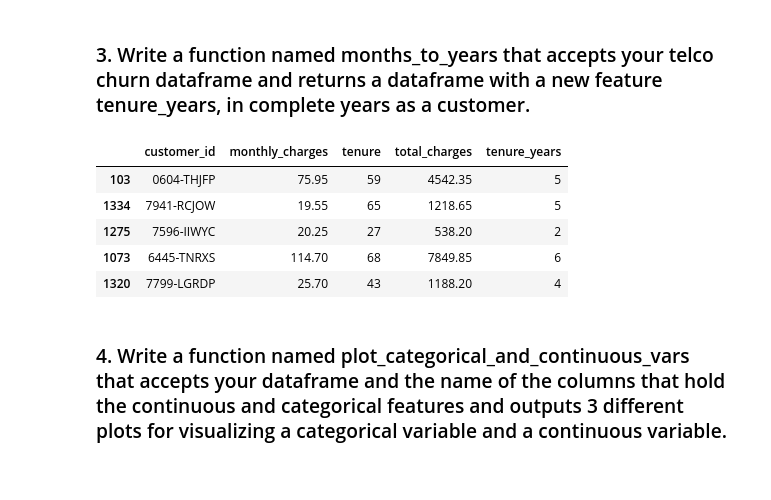
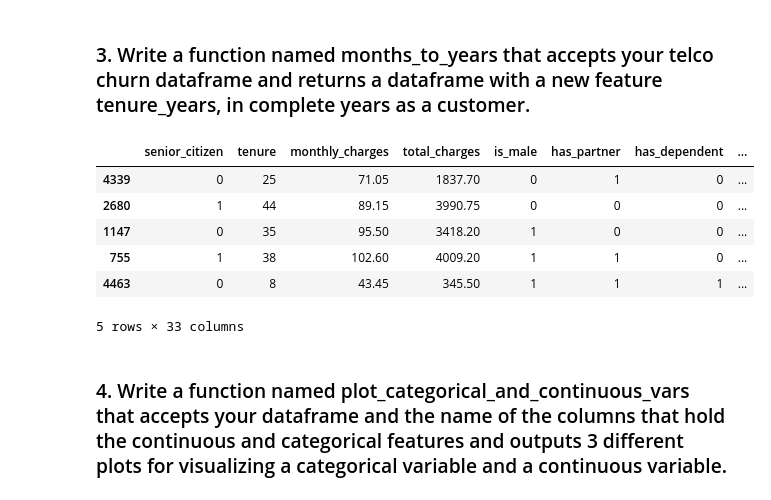
Before and after one commit to JeanetteSchulz/regression-exercises, a Jupyter notebook: explore.ipynb, the cells around one changed output. Saved outputs shown, nothing was run; the diff lists cells and outputs as text; code cells hidden in the pictures.

```diff
--- a/explore.ipynb
+++ b/explore.ipynb
@@ -29,5 +29,5 @@ warnings.filterwarnings("ignore")
 ### 1. Make sure to perform a train, validate, test split before and use only your train dataset to explore the relationships between independent variables with other independent variables or independent variables with your target variable.
 # %%
 # Should our data be scaled for this? Probably?
-telco_train, telco_validate, telco_test = prepare.wrangle_telco()
+train, validate, test = telco_wrangle.split_this_data(telco_wrangle.clean_telco(telco_wrangle.get_telco_data()))
 # %%
@@ -76,12 +111,13 @@ def months_to_years(telco):
 # %%
-telco_train = months_to_years(telco_train)
-telco_train.head()
+train  = months_to_years(train)
+train.head()
 # %% [output]
-|  | customer_id | monthly_charges | tenure | total_charges | tenure_years |
-| 103 | 0604-THJFP | 75.95 | 59 | 4542.35 | 5 |
-| 1334 | 7941-RCJOW | 19.55 | 65 | 1218.65 | 5 |
-| 1275 | 7596-IIWYC | 20.25 | 27 | 538.20 | 2 |
-| 1073 | 6445-TNRXS | 114.70 | 68 | 7849.85 | 6 |
-| 1320 | 7799-LGRDP | 25.70 | 43 | 1188.20 | 4 |
+|  | senior_citizen | tenure | monthly_charges | total_charges | is_male | has_partner | has_dependent | ... |
+| 4339 | 0 | 25 | 71.05 | 1837.70 | 0 | 1 | 0 | ... |
+| 2680 | 1 | 44 | 89.15 | 3990.75 | 0 | 0 | 0 | ... |
+| 1147 | 0 | 35 | 95.50 | 3418.20 | 1 | 0 | 0 | ... |
+| 755 | 1 | 38 | 102.60 | 4009.20 | 1 | 1 | 0 | ... |
+| 4463 | 0 | 8 | 43.45 | 345.50 | 1 | 1 | 1 | ... |
+5 rows × 33 columns
 # %% [markdown]
 ### 4. Write a function named plot_categorical_and_continuous_vars that accepts your dataframe and the name of the columns that hold the continuous and categorical features and outputs 3 different plots for visualizing a categorical variable and a continuous variable.
```
Also changed, not shown: parts of 25 cells of this notebook, 2 other files.
